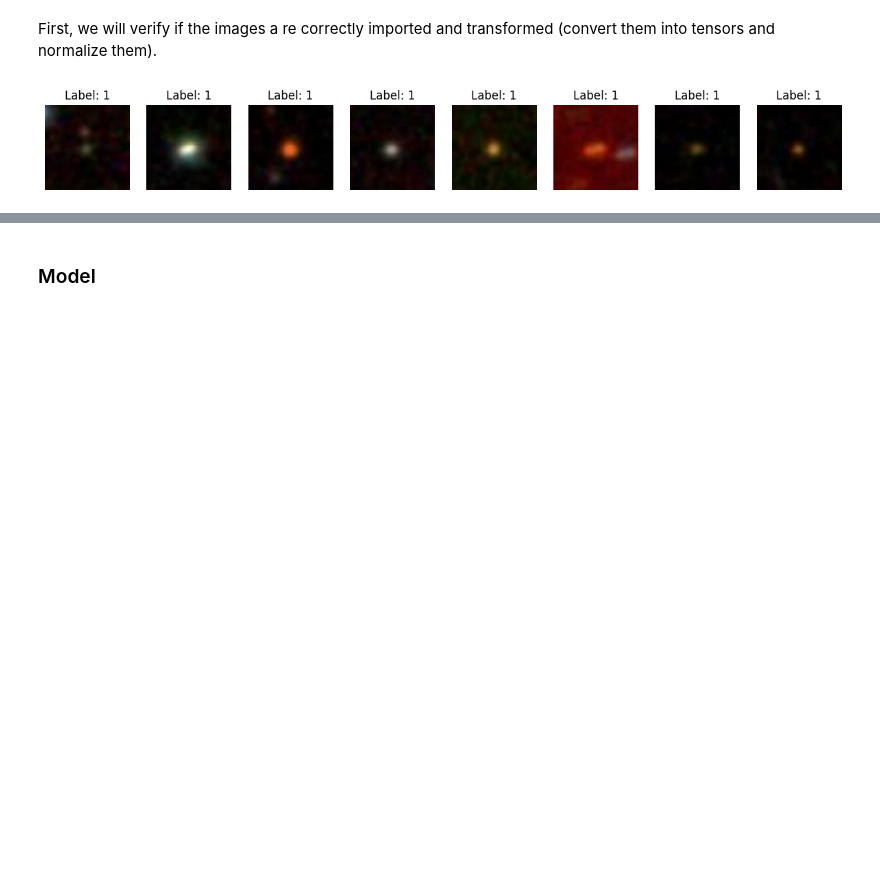
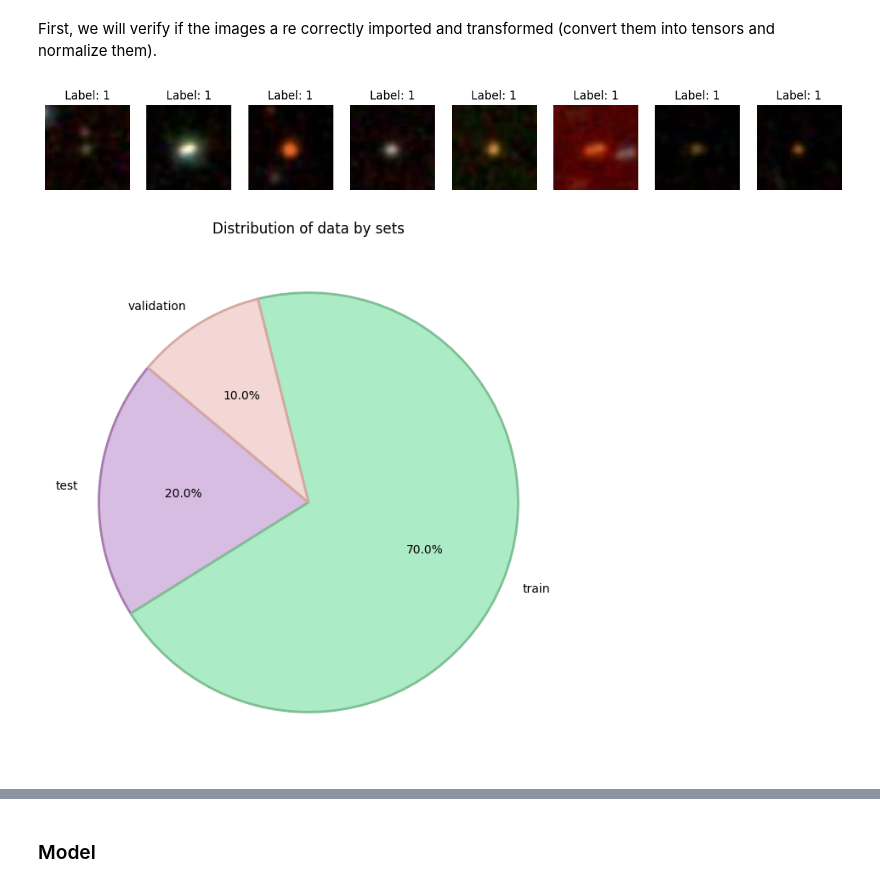
Before and after one commit to Gonzatorra/bigDataAstronomy, a Jupyter notebook: process.ipynb, the cells around one changed output, grey strips where cells are left out. Cells and saved outputs as stored; diff of their text form; code cells hidden in the pictures; blank space fills up the shorter version.

```diff
--- a/process.ipynb
+++ b/process.ipynb
@@ -1049,40 +1049,48 @@ show_images(train_loader, mean, std, num_images=8)
 # %%
 import matplotlib.pyplot as plt
 import pandas as pd
 
-class_names = full_dataset.classes  #Class names list
-class_counts = {class_name: 0 for class_name in class_names}  #Create the dictionary to count the amount of images for each class
+class_names = full_dataset.classes  # Class names list
+class_counts = {class_name: 0 for class_name in class_names}  # Create the dictionary to count the amount of images for each class
 
-#Count images by class
-for _, label in full_dataset.samples:  #List (image_path, label)
+# Count images by class
+for _, label in full_dataset.samples:  # List (image_path, label)
     class_name = class_names[label]
     class_counts[class_name] += 1
 
-#Convert it into a dataFrame
+# Convert it into a dataFrame
 data = pd.DataFrame({
     "Type": list(class_counts.keys()),
     "Count": list(class_counts.values())
 })
 
-#Calculate the percentage
+# Calculate the percentage
 total_count = data["Count"].sum()
 data["Percentage"] = (data["Count"] / total_count) * 100
 
-colors = ["#d7bde2", "#abebc6", "#abb2b9"]
+# Define colors for pie chart and their corresponding darker border colors
+colors = ["#d7bde2", "#abebc6", "#f2d7d5"]  # Fill colors
+edge_colors = ["#a97bb0", "#7fbf94", "#D9A7A3"]  # Darker border colors
 
-#Plot the Pie Chart
+# Plot the Pie Chart
 plt.figure(figsize=(8, 8))
-plt.pie(
+wedges, _, autotexts = plt.pie(
     data["Count"],
     labels=data["Type"],
     autopct="%1.1f%%",
     colors=colors,
     startangle=140,
-    wedgeprops={"edgecolor": "black"}
+    wedgeprops={"linewidth": 2}  # General border thickness
 )
+
+# Set custom edge colors
+for wedge, edge_color in zip(wedges, edge_colors):
+    wedge.set_edgecolor(edge_color)
 
 plt.title("Distribution of data by sets")
 plt.show()
+# %% [output]
+[figure, added]
 # %%
 import matplotlib.pyplot as plt
 import pandas as pd
```
Also changed, not shown: parts of 8 cells of this notebook, 11 other files.
